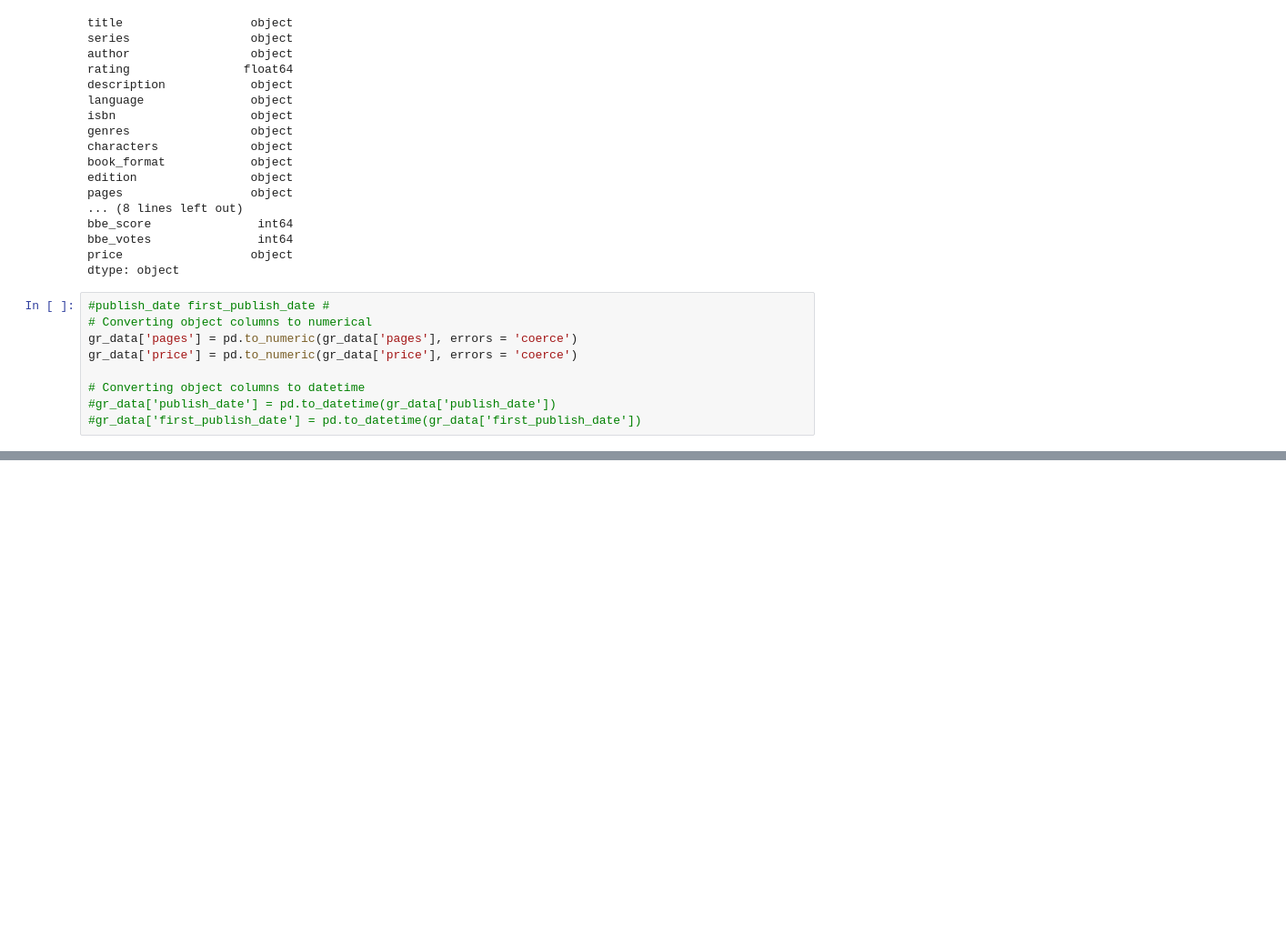
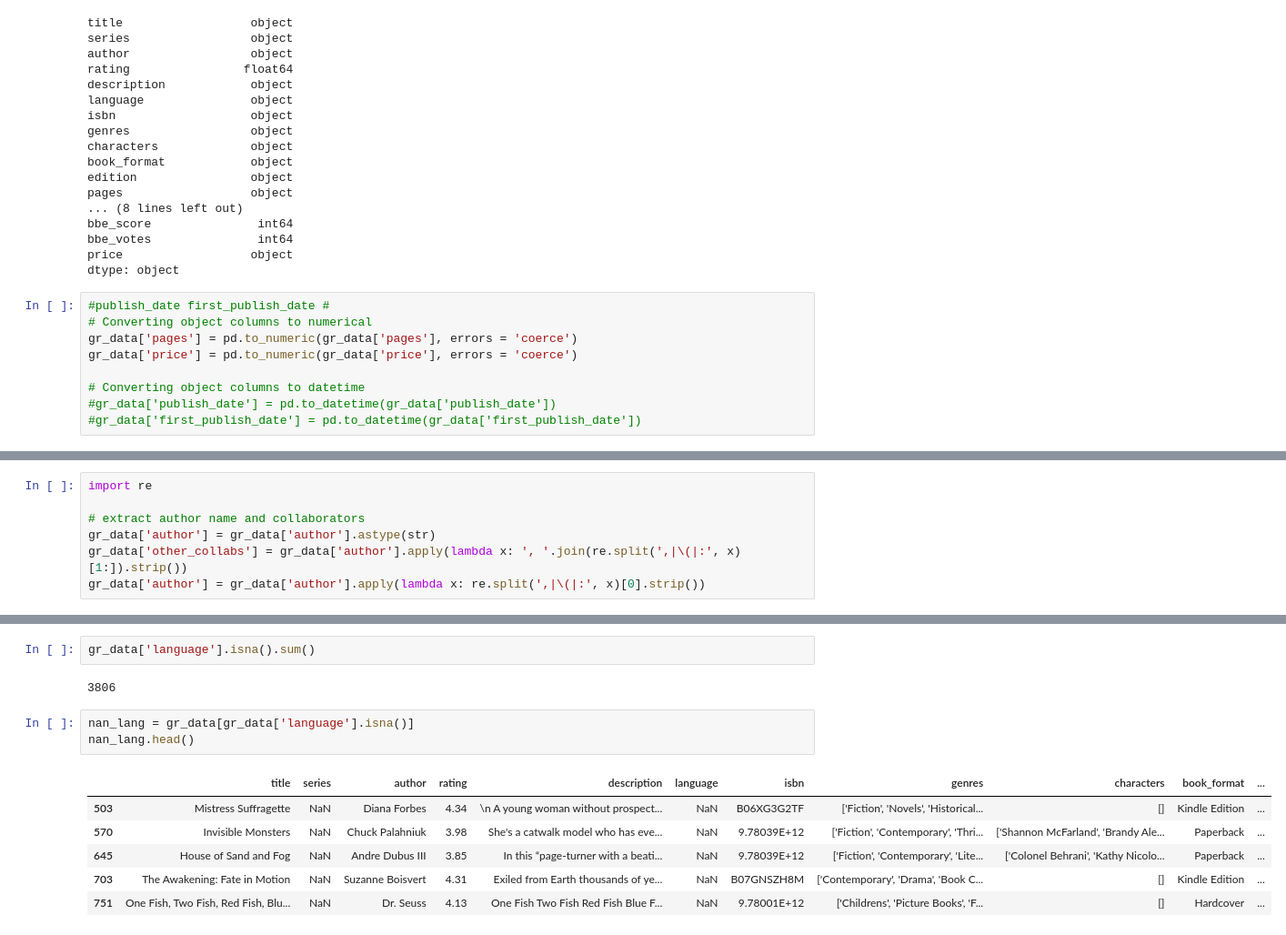
Before and after one commit to alleida23/Final_Project, a Jupyter notebook: goodreads_data.ipynb, the cells around one changed output, grey strips where cells are left out. Shown: that part at 91% size. Cells and saved outputs as stored; diff of their text form; blank space fills up the shorter version.

```diff
--- a/goodreads_data.ipynb
+++ b/goodreads_data.ipynb
@@ -86,0 +119,7 @@ gr_data['price'] = pd.to_numeric(gr_data['price'], errors = 'coerce')
+# %%
+import re
+
+# extract author name and collaborators
+gr_data['author'] = gr_data['author'].astype(str)
+gr_data['other_collabs'] = gr_data['author'].apply(lambda x: ', '.join(re.split(',|\(|:', x)[1:]).strip())
+gr_data['author'] = gr_data['author'].apply(lambda x: re.split(',|\(|:', x)[0].strip())
@@ -86,0 +245,14 @@ gr_data['price'] = pd.to_numeric(gr_data['price'], errors = 'coerce')
+# %%
+gr_data['language'].isna().sum()
+# %% [output]
+3806
+# %%
+nan_lang = gr_data[gr_data['language'].isna()]
+nan_lang.head()
+# %% [output]
+|  | title | series | author | rating | description | language | isbn | genres | characters | book_format | ... |
+| 503 | Mistress Suffragette | NaN | Diana Forbes | 4.34 | \n A young woman without prospect... | NaN | B06XG3G2TF | ['Fiction', 'Novels', 'Historical... | [] | Kindle Edition | ... |
+| 570 | Invisible Monsters | NaN | Chuck Palahniuk | 3.98 | She's a catwalk model who has eve... | NaN | 9.78039E+12 | ['Fiction', 'Contemporary', 'Thri... | ['Shannon McFarland', 'Brandy Ale... | Paperback | ... |
+| 645 | House of Sand and Fog | NaN | Andre Dubus III | 3.85 | In this “page-turner with a beati... | NaN | 9.78039E+12 | ['Fiction', 'Contemporary', 'Lite... | ['Colonel Behrani', 'Kathy Nicolo... | Paperback | ... |
+| 703 | The Awakening: Fate in Motion | NaN | Suzanne Boisvert | 4.31 | Exiled from Earth thousands of ye... | NaN | B07GNSZH8M | ['Contemporary', 'Drama', 'Book C... | [] | Kindle Edition | ... |
+| 751 | One Fish, Two Fish, Red Fish, Blu... | NaN | Dr. Seuss | 4.13 | One Fish Two Fish Red Fish Blue F... | NaN | 9.78001E+12 | ['Childrens', 'Picture Books', 'F... | [] | Hardcover | ... |
```
Also changed, not shown: parts of 45 cells of this notebook.
